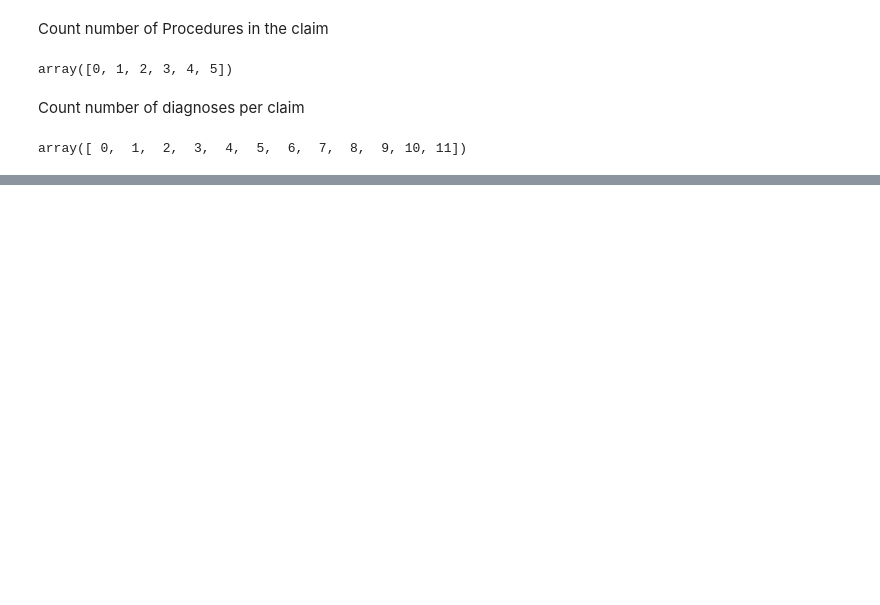
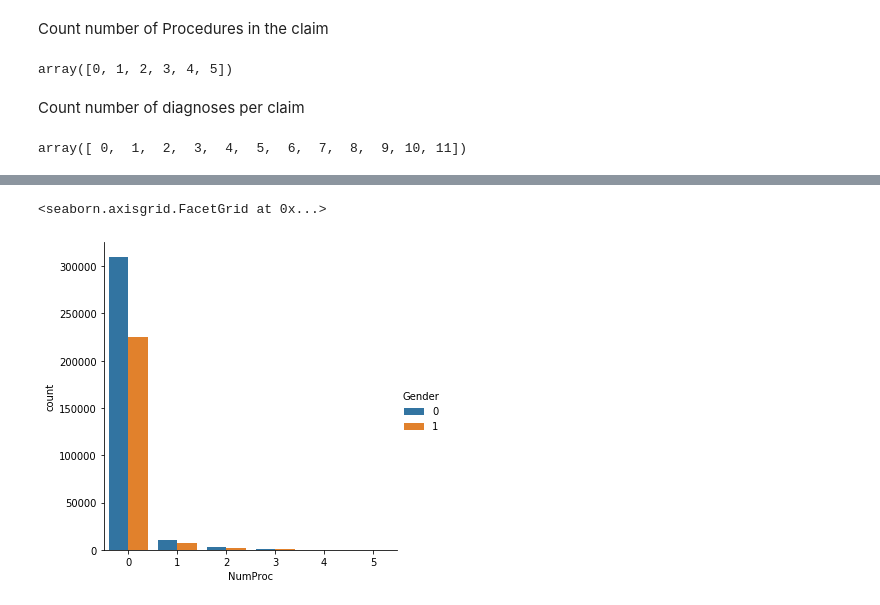
Before and after one commit to DebLeong/HealthCareCapstone, a Jupyter notebook: sam/EDA.ipynb, the cells around one changed output, grey strips where cells are left out. Saved outputs shown, nothing was run; the diff lists cells and outputs as text; code cells hidden in the pictures; blank space fills up the shorter version.

```diff
--- a/sam/EDA.ipynb
+++ b/sam/EDA.ipynb
@@ -195,0 +228,9 @@ sns.distplot(data.DeductibleAmtPaid)
+# %%
+sns.catplot(#y='InscClaimAmtReimbursed',
+                x='NumProc',
+                hue='Gender',
+            kind='count',
+                data=data)
+# %% [output]
+<seaborn.axisgrid.FacetGrid at 0x...>
+[figure, added]
```
Also changed, not shown: parts of 44 cells of this notebook, 5 other files.
